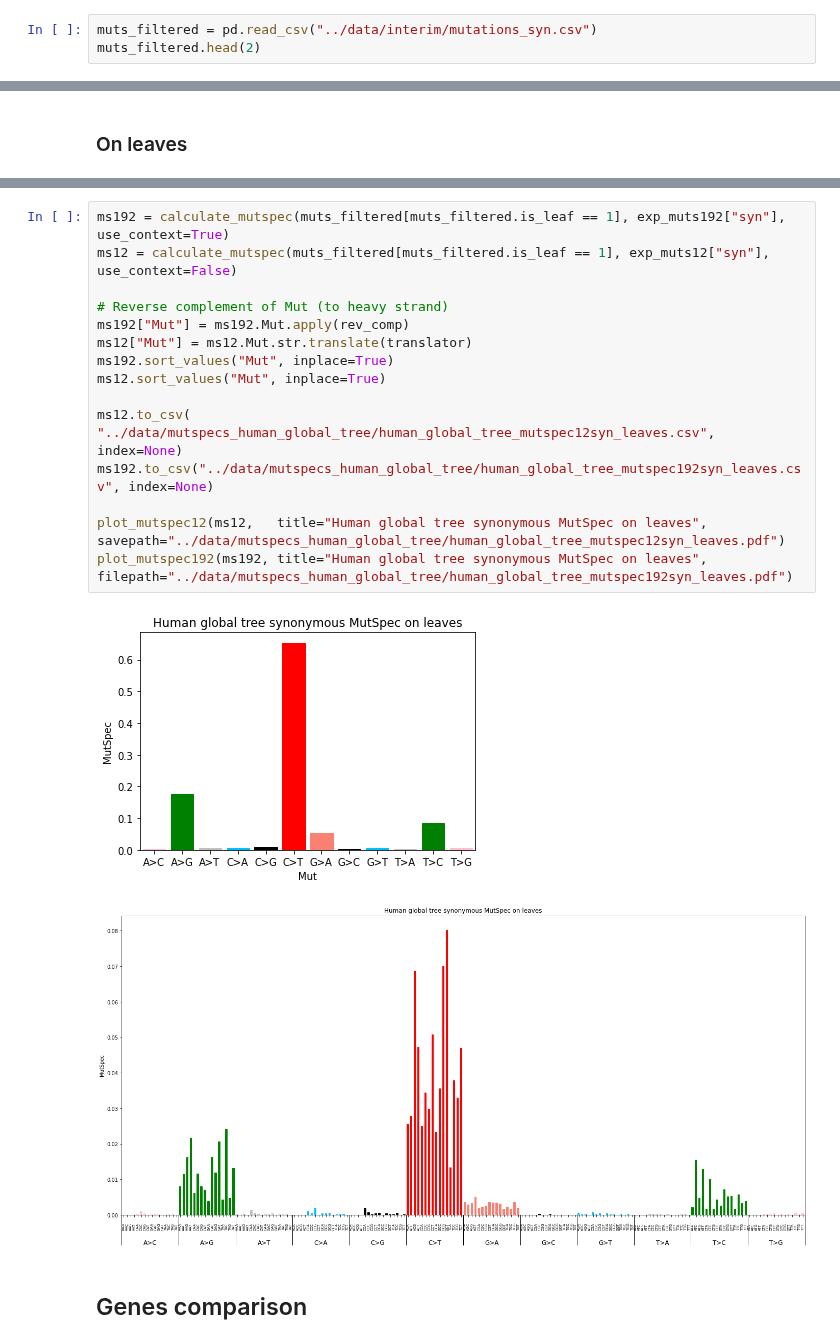
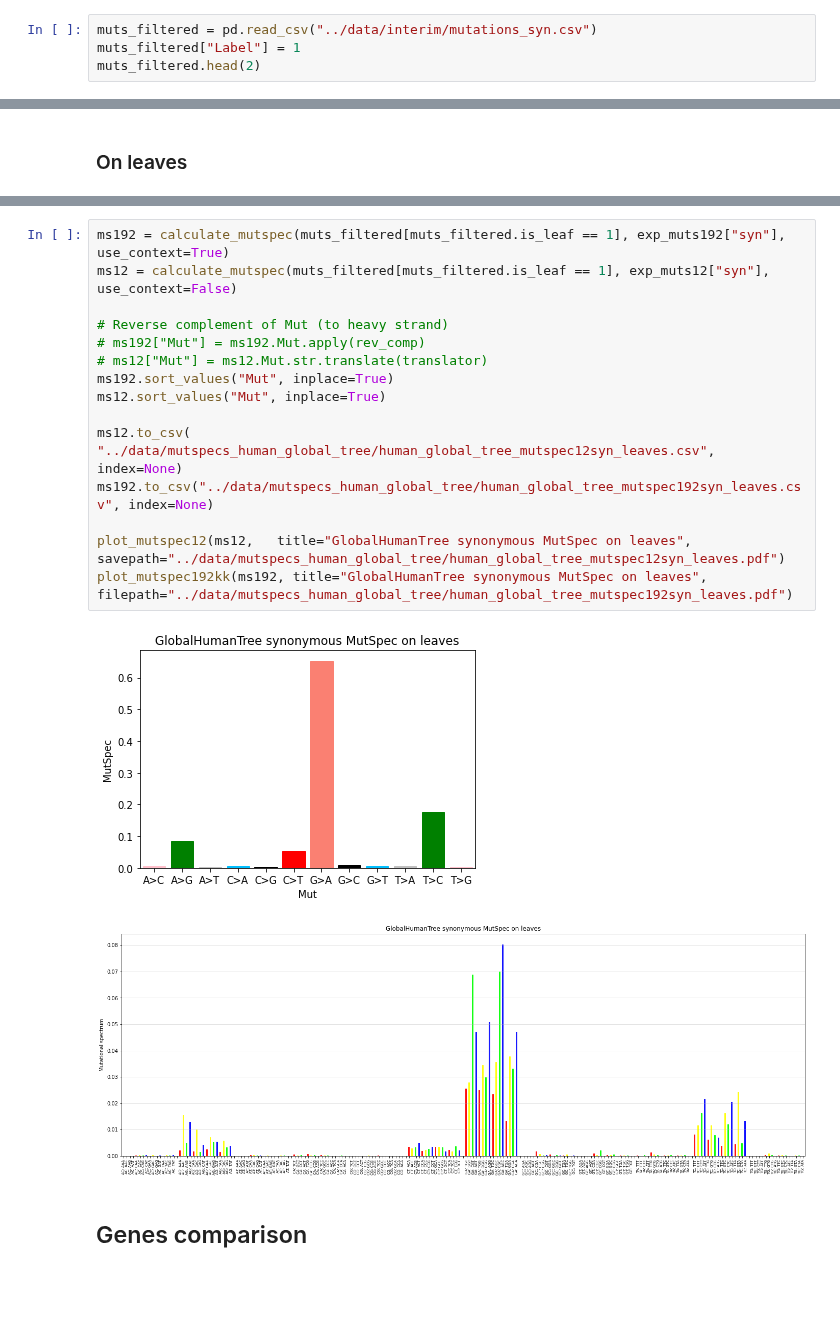
Before and after one commit to mitoclub/mtdnaMutSpecOfCancers, a Jupyter notebook: notebooks/human_global_tree_muts_EDA.ipynb, the cells around one changed output, grey strips where cells are left out. Saved outputs shown, nothing was run; the diff lists cells and outputs as text; blank space fills up the shorter version.

```diff
--- a/notebooks/human_global_tree_muts_EDA.ipynb
+++ b/notebooks/human_global_tree_muts_EDA.ipynb
@@ -249,6 +252,7 @@ Name: Mut, dtype: int64
 ## Load saved filtered mutations
 # %%
 muts_filtered = pd.read_csv("../data/interim/mutations_syn.csv")
+muts_filtered["Label"] = 1
 muts_filtered.head(2)
 # %% [output]
 |  | first | second | position | ref_pos | ancestor | descendant | nuc_ref_in_ali | gene_info | gene_start | ... |
@@ -448,20 +388,20 @@ array(['A[A>C]A', 'A[A>C]C', 'A[A>C]G', 'A[A>C]T', 'C[A>C]A', 'C[A>C]C',
 # %%
 ms192 = calculate_mutspec(muts_filtered[muts_filtered.is_leaf == 1], exp_muts192["syn"], use_context=True)
 ms12 = calculate_mutspec(muts_filtered[muts_filtered.is_leaf == 1], exp_muts12["syn"], use_context=False)
 
 # Reverse complement of Mut (to heavy strand)
-ms192["Mut"] = ms192.Mut.apply(rev_comp)
-ms12["Mut"] = ms12.Mut.str.translate(translator)
+# ms192["Mut"] = ms192.Mut.apply(rev_comp)
+# ms12["Mut"] = ms12.Mut.str.translate(translator)
 ms192.sort_values("Mut", inplace=True)
 ms12.sort_values("Mut", inplace=True)
 
 ms12.to_csv( "../data/mutspecs_human_global_tree/human_global_tree_mutspec12syn_leaves.csv", index=None)
 ms192.to_csv("../data/mutspecs_human_global_tree/human_global_tree_mutspec192syn_leaves.csv", index=None)
 
-plot_mutspec12(ms12,   title="Human global tree synonymous MutSpec on leaves", savepath="../data/mutspecs_human_global_tree/human_global_tree_mutspec12syn_leaves.pdf")
-plot_mutspec192(ms192, title="Human global tree synonymous MutSpec on leaves", filepath="../data/mutspecs_human_global_tree/human_global_tree_mutspec192syn_leaves.pdf")
+plot_mutspec12(ms12,   title="GlobalHumanTree synonymous MutSpec on leaves", savepath="../data/mutspecs_human_global_tree/human_global_tree_mutspec12syn_leaves.pdf")
+plot_mutspec192kk(ms192, title="GlobalHumanTree synonymous MutSpec on leaves", filepath="../data/mutspecs_human_global_tree/human_global_tree_mutspec192syn_leaves.pdf")
 # %% [output]
-[figure, old version]
+[figure, new version]
-[figure, old version]
+[figure, new version]
 # %% [markdown]
 ## Genes comparison
```
Also changed, not shown: parts of 12 cells of this notebook, 15 other files.
